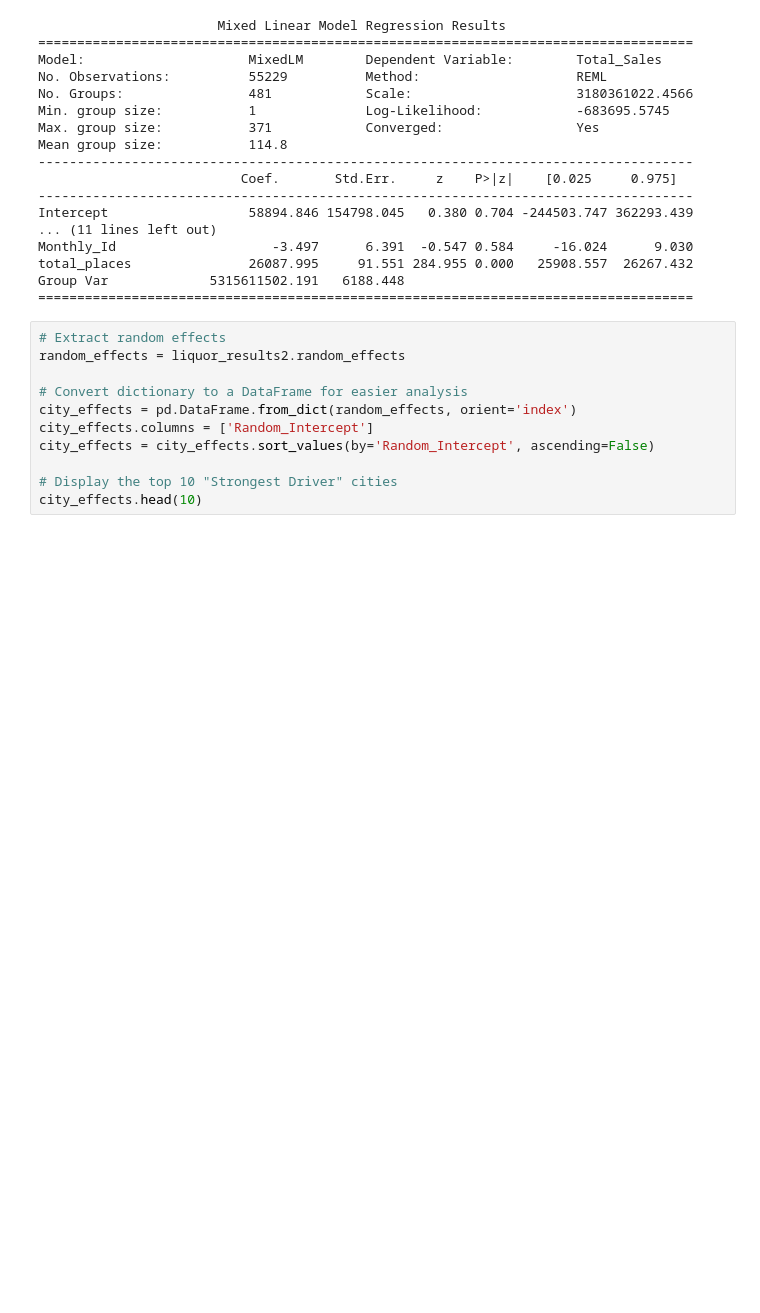
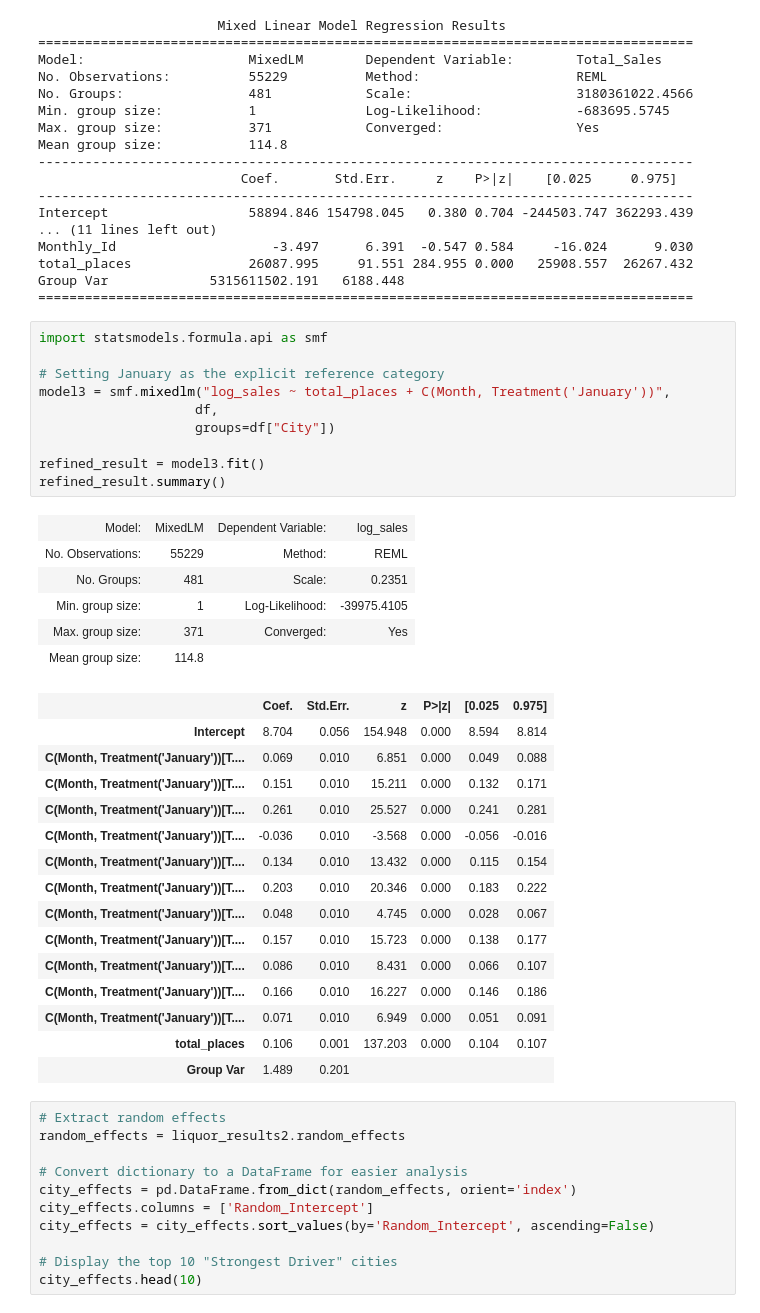
Before and after one commit to shoshanamiriamlevin-glitch/Iowa-liquor-sale-analysis-by-yaakovlevin, a Jupyter notebook: iwoa-liquaor-mixlm-by-yaakov-levin.ipynb, the cells around one changed output. Cells and saved outputs as stored; diff of their text form; blank space fills up the shorter version.

```diff
--- a/iwoa-liquaor-mixlm-by-yaakov-levin.ipynb
+++ b/iwoa-liquaor-mixlm-by-yaakov-levin.ipynb
@@ -297,6 +299,38 @@ Monthly_Id                    -3.497      6.391  -0.547 0.584     -16.024      9
 total_places               26087.995     91.551 284.955 0.000   25908.557  26267.432
 Group Var             5315611502.191   6188.448
 ====================================================================================
+# %%
+import statsmodels.formula.api as smf
+
+# Setting January as the explicit reference category
+model3 = smf.mixedlm("log_sales ~ total_places + C(Month, Treatment('January'))",
+                    df,
+                    groups=df["City"])
+
+refined_result = model3.fit()
+refined_result.summary()
+# %% [output]
+| Model: | MixedLM | Dependent Variable: | log_sales |
+| No. Observations: | 55229 | Method: | REML |
+| No. Groups: | 481 | Scale: | 0.2351 |
+| Min. group size: | 1 | Log-Likelihood: | -39975.4105 |
+| Max. group size: | 371 | Converged: | Yes |
+| Mean group size: | 114.8 |  |  |
+|  | Coef. | Std.Err. | z | P>|z| | [0.025 | 0.975] |
+| Intercept | 8.704 | 0.056 | 154.948 | 0.000 | 8.594 | 8.814 |
+| C(Month, Treatment('January'))[T.... | 0.069 | 0.010 | 6.851 | 0.000 | 0.049 | 0.088 |
+| C(Month, Treatment('January'))[T.... | 0.151 | 0.010 | 15.211 | 0.000 | 0.132 | 0.171 |
+| C(Month, Treatment('January'))[T.... | 0.261 | 0.010 | 25.527 | 0.000 | 0.241 | 0.281 |
+| C(Month, Treatment('January'))[T.... | -0.036 | 0.010 | -3.568 | 0.000 | -0.056 | -0.016 |
+| C(Month, Treatment('January'))[T.... | 0.134 | 0.010 | 13.432 | 0.000 | 0.115 | 0.154 |
+| C(Month, Treatment('January'))[T.... | 0.203 | 0.010 | 20.346 | 0.000 | 0.183 | 0.222 |
+| C(Month, Treatment('January'))[T.... | 0.048 | 0.010 | 4.745 | 0.000 | 0.028 | 0.067 |
+| C(Month, Treatment('January'))[T.... | 0.157 | 0.010 | 15.723 | 0.000 | 0.138 | 0.177 |
+| C(Month, Treatment('January'))[T.... | 0.086 | 0.010 | 8.431 | 0.000 | 0.066 | 0.107 |
+| C(Month, Treatment('January'))[T.... | 0.166 | 0.010 | 16.227 | 0.000 | 0.146 | 0.186 |
+| C(Month, Treatment('January'))[T.... | 0.071 | 0.010 | 6.949 | 0.000 | 0.051 | 0.091 |
+| total_places | 0.106 | 0.001 | 137.203 | 0.000 | 0.104 | 0.107 |
+| Group Var | 1.489 | 0.201 |  |  |  |  |
 # %%
 # Extract random effects
 random_effects = liquor_results2.random_effects
```
Also changed, not shown: parts of 9 cells of this notebook.
